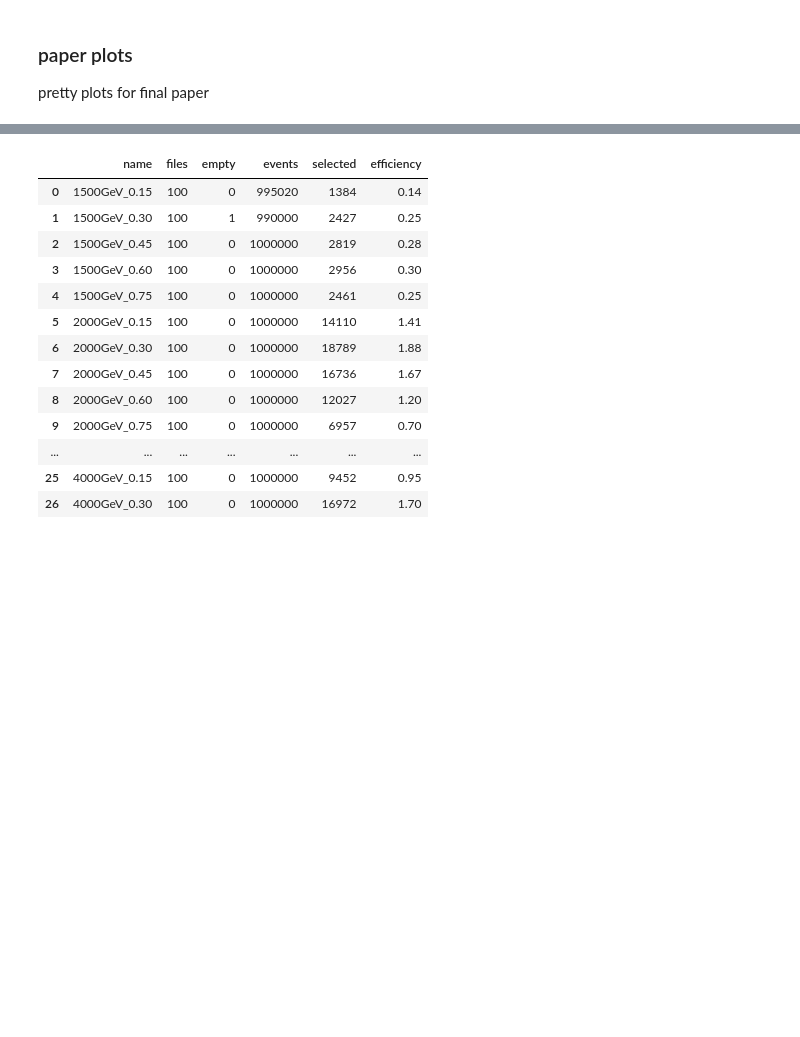
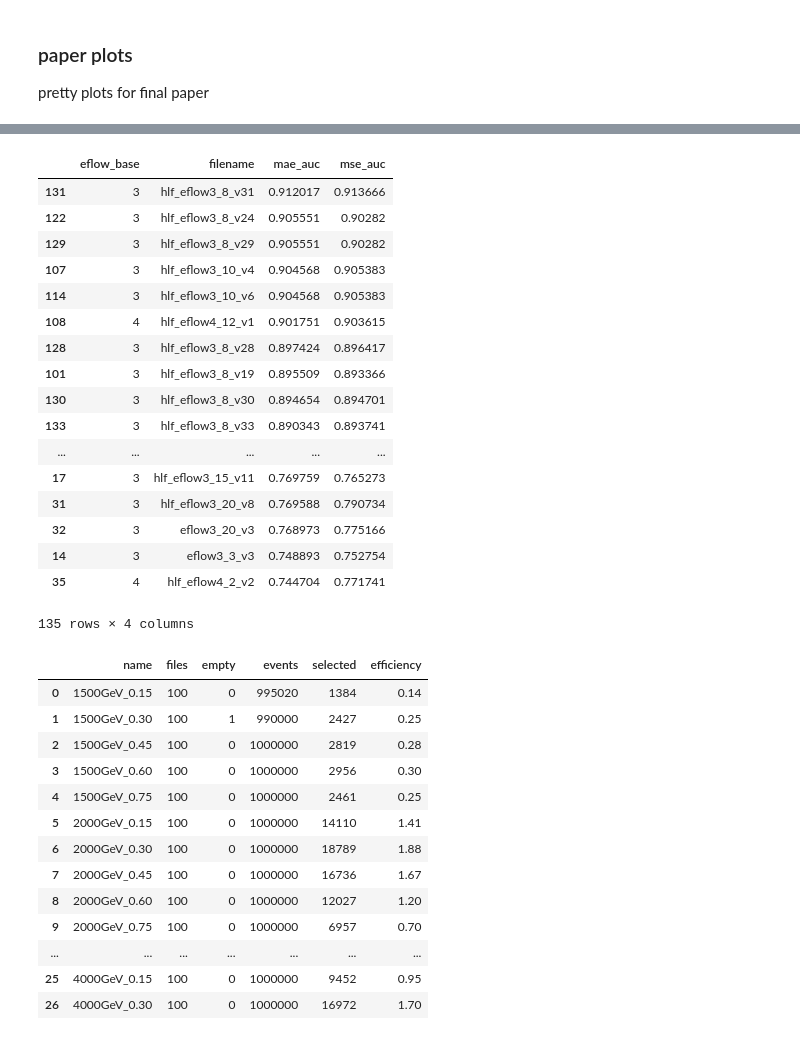
Before and after one commit to luclepot/SVJ, a Jupyter notebook: plots.ipynb, the cells around one changed output, grey strips where cells are left out. Cells and saved outputs as stored; diff of their text form; code cells hidden in the pictures; blank space fills up the shorter version.

```diff
--- a/plots.ipynb
+++ b/plots.ipynb
@@ -9,4 +40,21 @@ import autoencodeSVJ.utils as utils
 # %%
-utils.summary().cfilter(
-    ['filename', 'mae_auc', 'hlf_to_drop', 'end_time', 'norm_type', 'target_dim', 'eflow_base']
-).sort_values('mae_auc')[::-1].head(10)
+utils.summary().cfilter(['*auc', 'filename', 'eflow_base']).sort_values('mae_auc')[::-1]
+# %% [output]
+|  | eflow_base | filename | mae_auc | mse_auc |
+| 131 | 3 | hlf_eflow3_8_v31 | 0.912017 | 0.913666 |
+| 122 | 3 | hlf_eflow3_8_v24 | 0.905551 | 0.90282 |
+| 129 | 3 | hlf_eflow3_8_v29 | 0.905551 | 0.90282 |
+| 107 | 3 | hlf_eflow3_10_v4 | 0.904568 | 0.905383 |
+| 114 | 3 | hlf_eflow3_10_v6 | 0.904568 | 0.905383 |
+| 108 | 4 | hlf_eflow4_12_v1 | 0.901751 | 0.903615 |
+| 128 | 3 | hlf_eflow3_8_v28 | 0.897424 | 0.896417 |
+| 101 | 3 | hlf_eflow3_8_v19 | 0.895509 | 0.893366 |
+| 130 | 3 | hlf_eflow3_8_v30 | 0.894654 | 0.894701 |
+| 133 | 3 | hlf_eflow3_8_v33 | 0.890343 | 0.893741 |
+| ... | ... | ... | ... | ... |
+| 17 | 3 | hlf_eflow3_15_v11 | 0.769759 | 0.765273 |
+| 31 | 3 | hlf_eflow3_20_v8 | 0.769588 | 0.790734 |
+| 32 | 3 | eflow3_20_v3 | 0.768973 | 0.775166 |
+| 14 | 3 | eflow3_3_v3 | 0.748893 | 0.752754 |
+| 35 | 4 | hlf_eflow4_2_v2 | 0.744704 | 0.771741 |
+135 rows × 4 columns
```
Also changed, not shown: parts of 8 cells of this notebook.
